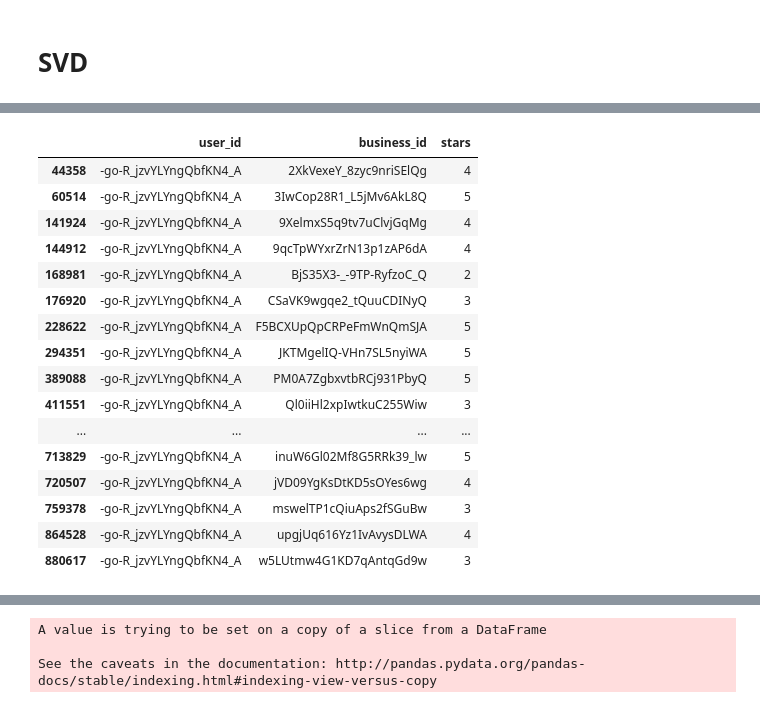
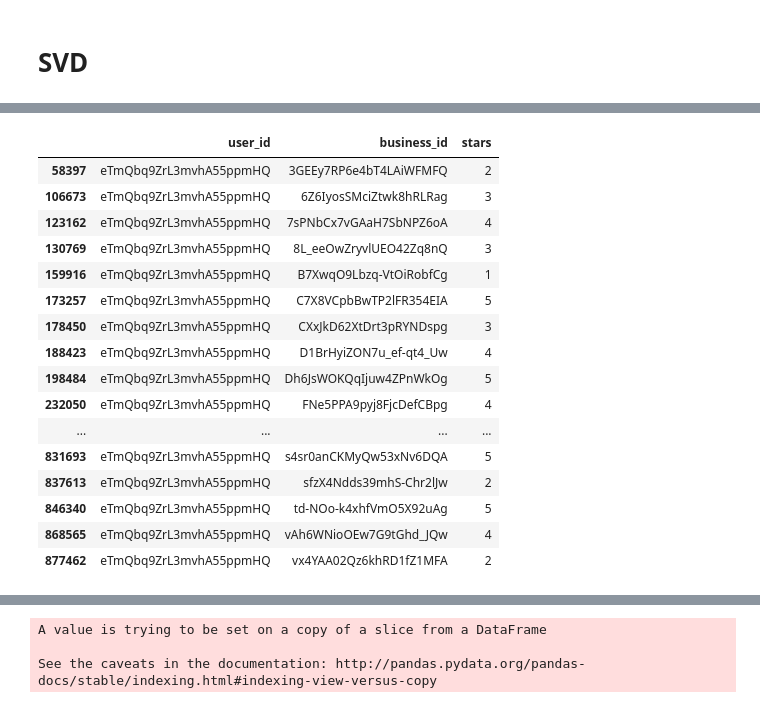
Before and after one commit to Columbia-Intro-Data-Science/python-introduction-zh2290, a Jupyter notebook: Final Project.ipynb, the cells around one changed output, grey strips where cells are left out. Cells and saved outputs as stored; diff of their text form; code cells hidden in the pictures.

```diff
--- a/Final Project.ipynb
+++ b/Final Project.ipynb
@@ -243,21 +275,21 @@ recalls
 # %%
-df_ratings[df_ratings['user_id']=="-go-R_jzvYLYngQbfKN4_A"]
+df_ratings[df_ratings['user_id']=="eTmQbq9ZrL3mvhA55ppmHQ"]
 # %% [output]
 |  | user_id | business_id | stars |
-| 44358 | -go-R_jzvYLYngQbfKN4_A | 2XkVexeY_8zyc9nriSElQg | 4 |
-| 60514 | -go-R_jzvYLYngQbfKN4_A | 3IwCop28R1_L5jMv6AkL8Q | 5 |
-| 141924 | -go-R_jzvYLYngQbfKN4_A | 9XelmxS5q9tv7uClvjGqMg | 4 |
-| 144912 | -go-R_jzvYLYngQbfKN4_A | 9qcTpWYxrZrN13p1zAP6dA | 4 |
-| 168981 | -go-R_jzvYLYngQbfKN4_A | BjS35X3-_-9TP-RyfzoC_Q | 2 |
-| 176920 | -go-R_jzvYLYngQbfKN4_A | CSaVK9wgqe2_tQuuCDINyQ | 3 |
-| 228622 | -go-R_jzvYLYngQbfKN4_A | F5BCXUpQpCRPeFmWnQmSJA | 5 |
-| 294351 | -go-R_jzvYLYngQbfKN4_A | JKTMgelIQ-VHn7SL5nyiWA | 5 |
-| 389088 | -go-R_jzvYLYngQbfKN4_A | PM0A7ZgbxvtbRCj931PbyQ | 5 |
-| 411551 | -go-R_jzvYLYngQbfKN4_A | Ql0iiHl2xpIwtkuC255Wiw | 3 |
+| 58397 | eTmQbq9ZrL3mvhA55ppmHQ | 3GEEy7RP6e4bT4LAiWFMFQ | 2 |
+| 106673 | eTmQbq9ZrL3mvhA55ppmHQ | 6Z6IyosSMciZtwk8hRLRag | 3 |
+| 123162 | eTmQbq9ZrL3mvhA55ppmHQ | 7sPNbCx7vGAaH7SbNPZ6oA | 4 |
+| 130769 | eTmQbq9ZrL3mvhA55ppmHQ | 8L_eeOwZryvlUEO42Zq8nQ | 3 |
+| 159916 | eTmQbq9ZrL3mvhA55ppmHQ | B7XwqO9Lbzq-VtOiRobfCg | 1 |
+| 173257 | eTmQbq9ZrL3mvhA55ppmHQ | C7X8VCpbBwTP2lFR354EIA | 5 |
+| 178450 | eTmQbq9ZrL3mvhA55ppmHQ | CXxJkD62XtDrt3pRYNDspg | 3 |
+| 188423 | eTmQbq9ZrL3mvhA55ppmHQ | D1BrHyiZON7u_ef-qt4_Uw | 4 |
+| 198484 | eTmQbq9ZrL3mvhA55ppmHQ | Dh6JsWOKQqIjuw4ZPnWkOg | 5 |
+| 232050 | eTmQbq9ZrL3mvhA55ppmHQ | FNe5PPA9pyj8FjcDefCBpg | 4 |
 | ... | ... | ... | ... |
-| 713829 | -go-R_jzvYLYngQbfKN4_A | inuW6Gl02Mf8G5RRk39_lw | 5 |
-| 720507 | -go-R_jzvYLYngQbfKN4_A | jVD09YgKsDtKD5sOYes6wg | 4 |
-| 759378 | -go-R_jzvYLYngQbfKN4_A | mswelTP1cQiuAps2fSGuBw | 3 |
-| 864528 | -go-R_jzvYLYngQbfKN4_A | upgjUq616Yz1IvAvysDLWA | 4 |
-| 880617 | -go-R_jzvYLYngQbfKN4_A | w5LUtmw4G1KD7qAntqGd9w | 3 |
+| 831693 | eTmQbq9ZrL3mvhA55ppmHQ | s4sr0anCKMyQw53xNv6DQA | 5 |
+| 837613 | eTmQbq9ZrL3mvhA55ppmHQ | sfzX4Ndds39mhS-Chr2lJw | 2 |
+| 846340 | eTmQbq9ZrL3mvhA55ppmHQ | td-NOo-k4xhfVmO5X92uAg | 5 |
+| 868565 | eTmQbq9ZrL3mvhA55ppmHQ | vAh6WNioOEw7G9tGhd_JQw | 4 |
+| 877462 | eTmQbq9ZrL3mvhA55ppmHQ | vx4YAA02Qz6khRD1fZ1MFA | 2 |
 # %%
```
Also changed, not shown: parts of 31 cells of this notebook.
